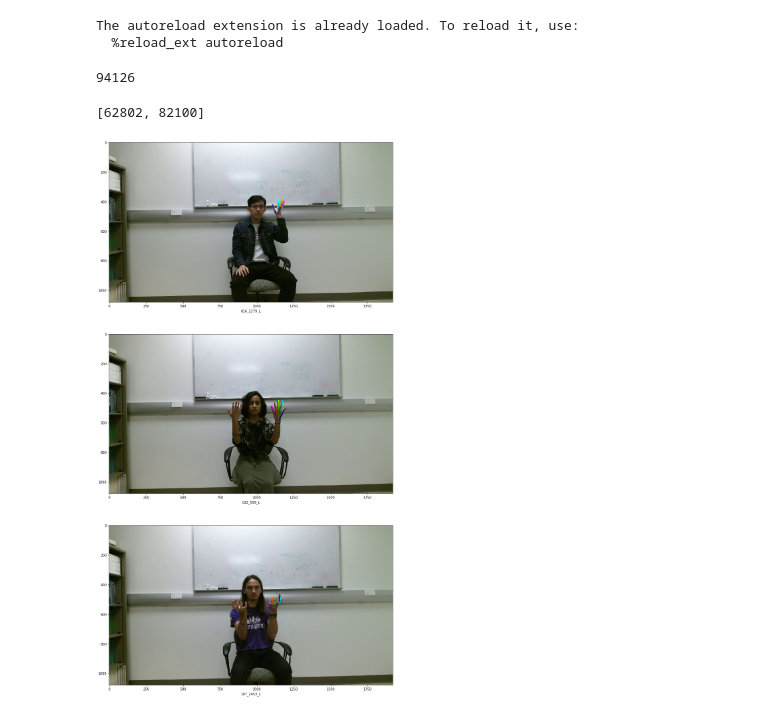
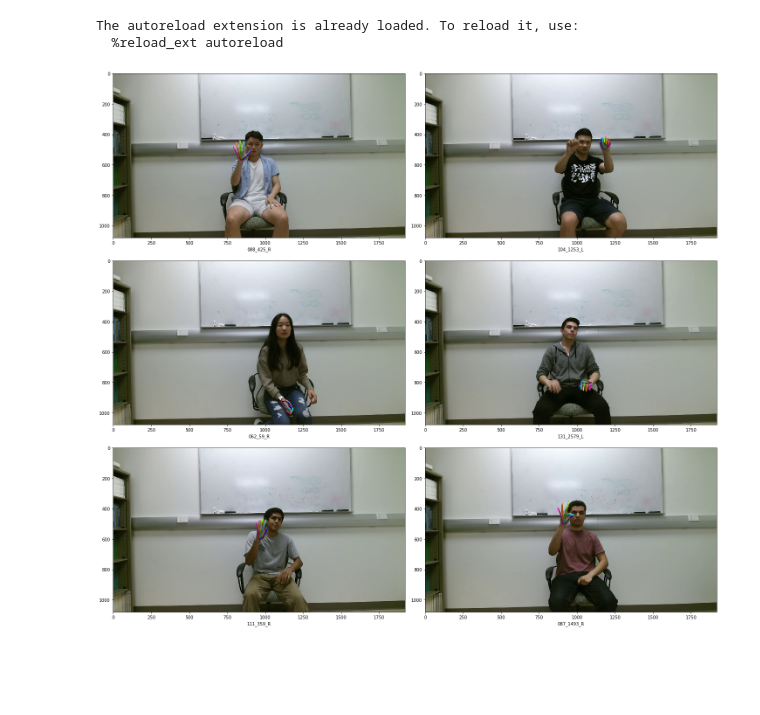
Before and after one commit to daldaron/cs175, a Jupyter notebook: Eduardo.ipynb, the cells around one changed output. Drawn from its saved outputs; the diff is of its cells as text; code cells hidden in the pictures; blank space fills up the shorter version.

```diff
--- a/Eduardo.ipynb
+++ b/Eduardo.ipynb
@@ -31,34 +46,20 @@ class Flatten(nn.Module):
 def rel_error(x, y):
   """ returns relative error """
   return np.max(np.abs(x - y) / (np.maximum(1e-8, np.abs(x) + np.abs(y))))
-# %%
-Joints = json.load(open("Dataset/annotation.json","r"))
-names = Joints.keys()
-# %%
-import show
-
-Joints = json.load(open("Dataset/annotation.json","r"))
-names = Joints.keys()
-random.shuffle(names)
-LeftJoints = {}
-RightJoints = {}
-print(len(names))
-# %% [output]
-94126
-# %%
-random.sample(range(0, 94126), num)
-# %% [output]
-[62802, 82100]
 # %%
-num = 3
-fix, ax = plt.subplots(num, 1, figsize=(20,num*10))
+num = 6
+fix, ax = plt.subplots(num//2, 2, figsize=(20, num*3))
+ax = [a for b in ax for a in b] # wooooo
 for j, k in enumerate(random.sample(range(0, 94126), num)):
     canvas = cv2.imread("Dataset/Images/" + names[k][:-2] + ".jpg")
     tmp = []
     for i in xrange(len(Joints[names[k]])):
         tmp.append([int(Joints[names[k]][i][0]), int(Joints[names[k]][i][1])])
     canvas = show.draw_hand(canvas, tmp)
     ax[j].set_xlabel(names[k])
     ax[j].imshow(canvas[:,:,::-1])
+
+plt.tight_layout()
+plt.show()
 # %% [output]
-[figure, old version]
+[figure, new version]
```
Also changed, not shown: parts of 6 cells of this notebook, 5 other files.
